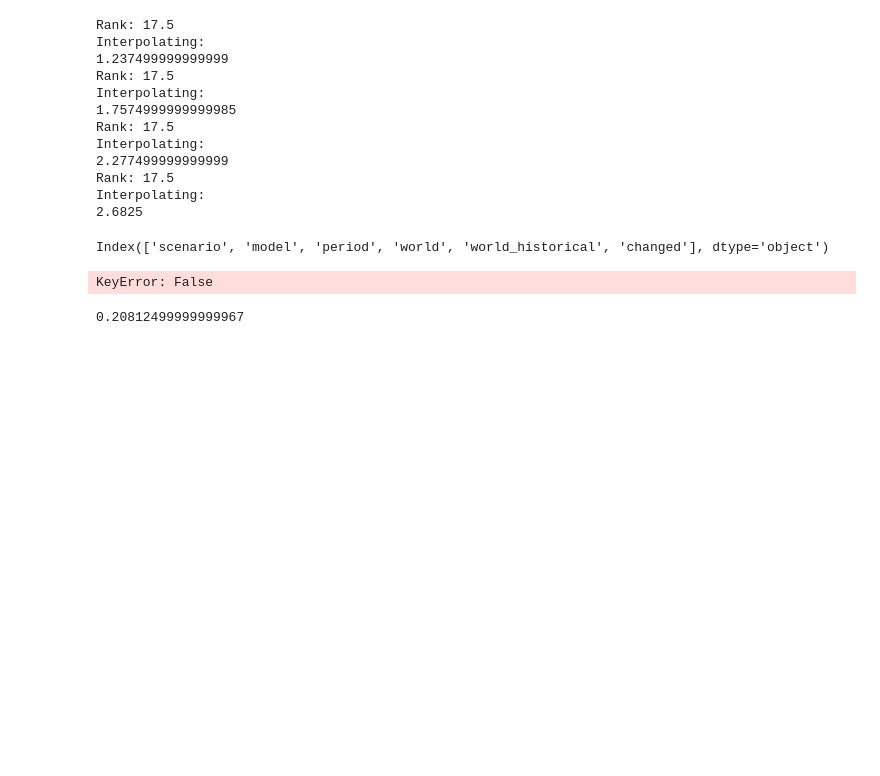
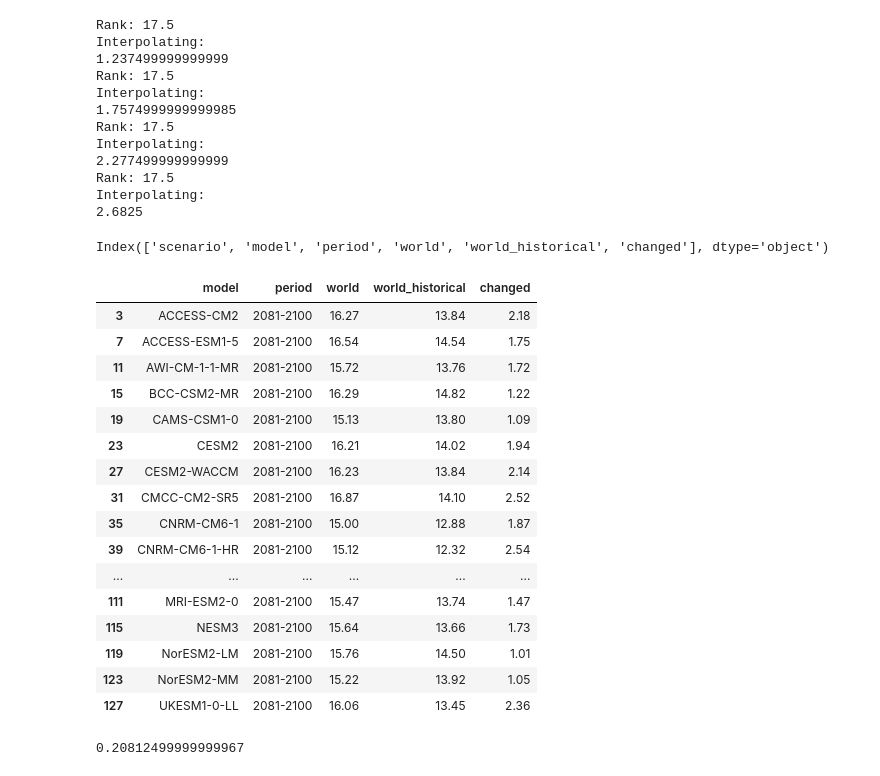
Before and after one commit to explorable-viz/transparent-text, a Jupyter notebook: preprocessing/preprocess_CMIP6.ipynb, the cells around one changed output. Cells and saved outputs as stored; diff of their text form; code cells hidden in the pictures; blank space fills up the shorter version.

```diff
--- a/preprocessing/preprocess_CMIP6.ipynb
+++ b/preprocessing/preprocess_CMIP6.ipynb
@@ -278,10 +278,26 @@ len(ssp245merged[ssp245merged['period'] == '2081-2100']['changed'])
 filtered = [x for x in (ssp245merged[ssp245merged['period'] == '2081-2100']['changed']) if x >= 2]
 # %%
 print(ssp126merged.keys())
-ssp126merged.loc[ssp126merged['period' == '2081-2100']].drop('scenario', axis=1).round(2)
+ssp126merged.loc[ssp126merged['period'] == '2081-2100'].drop('scenario', axis=1).round(2)
 # %% [output]
 Index(['scenario', 'model', 'period', 'world', 'world_historical', 'changed'], dtype='object')
-KeyError: False
+|  | model | period | world | world_historical | changed |
+| 3 | ACCESS-CM2 | 2081-2100 | 16.27 | 13.84 | 2.18 |
+| 7 | ACCESS-ESM1-5 | 2081-2100 | 16.54 | 14.54 | 1.75 |
+| 11 | AWI-CM-1-1-MR | 2081-2100 | 15.72 | 13.76 | 1.72 |
+| 15 | BCC-CSM2-MR | 2081-2100 | 16.29 | 14.82 | 1.22 |
+| 19 | CAMS-CSM1-0 | 2081-2100 | 15.13 | 13.80 | 1.09 |
+| 23 | CESM2 | 2081-2100 | 16.21 | 14.02 | 1.94 |
+| 27 | CESM2-WACCM | 2081-2100 | 16.23 | 13.84 | 2.14 |
+| 31 | CMCC-CM2-SR5 | 2081-2100 | 16.87 | 14.10 | 2.52 |
+| 35 | CNRM-CM6-1 | 2081-2100 | 15.00 | 12.88 | 1.87 |
+| 39 | CNRM-CM6-1-HR | 2081-2100 | 15.12 | 12.32 | 2.54 |
+| ... | ... | ... | ... | ... | ... |
+| 111 | MRI-ESM2-0 | 2081-2100 | 15.47 | 13.74 | 1.47 |
+| 115 | NESM3 | 2081-2100 | 15.64 | 13.66 | 1.73 |
+| 119 | NorESM2-LM | 2081-2100 | 15.76 | 14.50 | 1.01 |
+| 123 | NorESM2-MM | 2081-2100 | 15.22 | 13.92 | 1.05 |
+| 127 | UKESM1-0-LL | 2081-2100 | 16.06 | 13.45 | 2.36 |
 # %%
 import re
 
```
Also changed, not shown: parts of 6 cells of this notebook, 19 other files.
